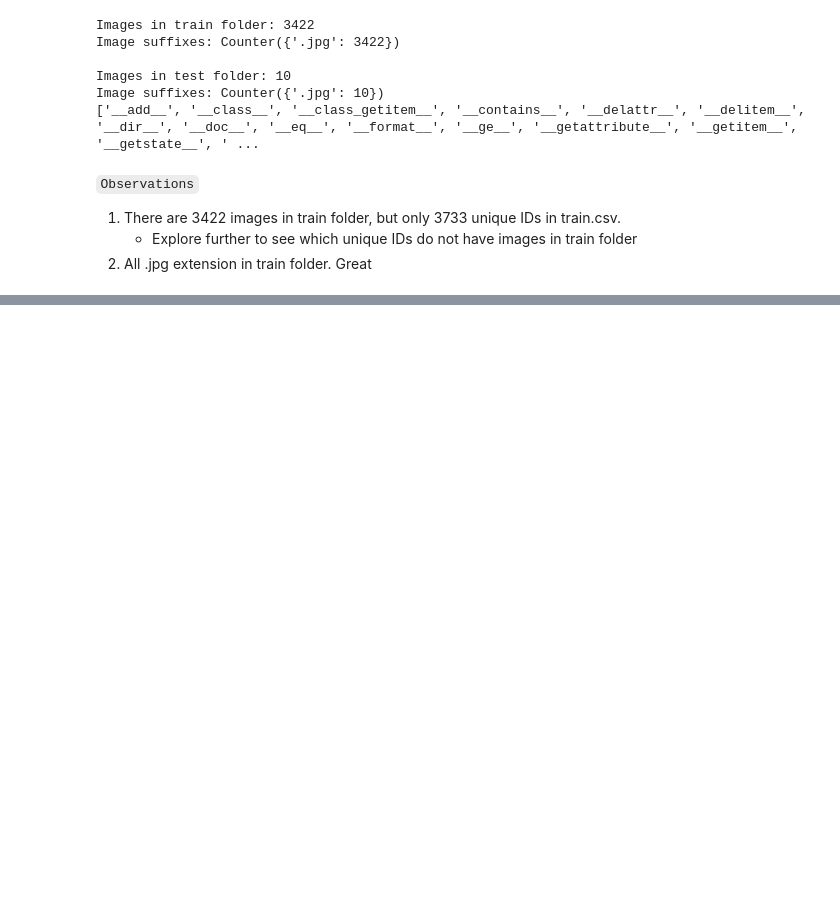
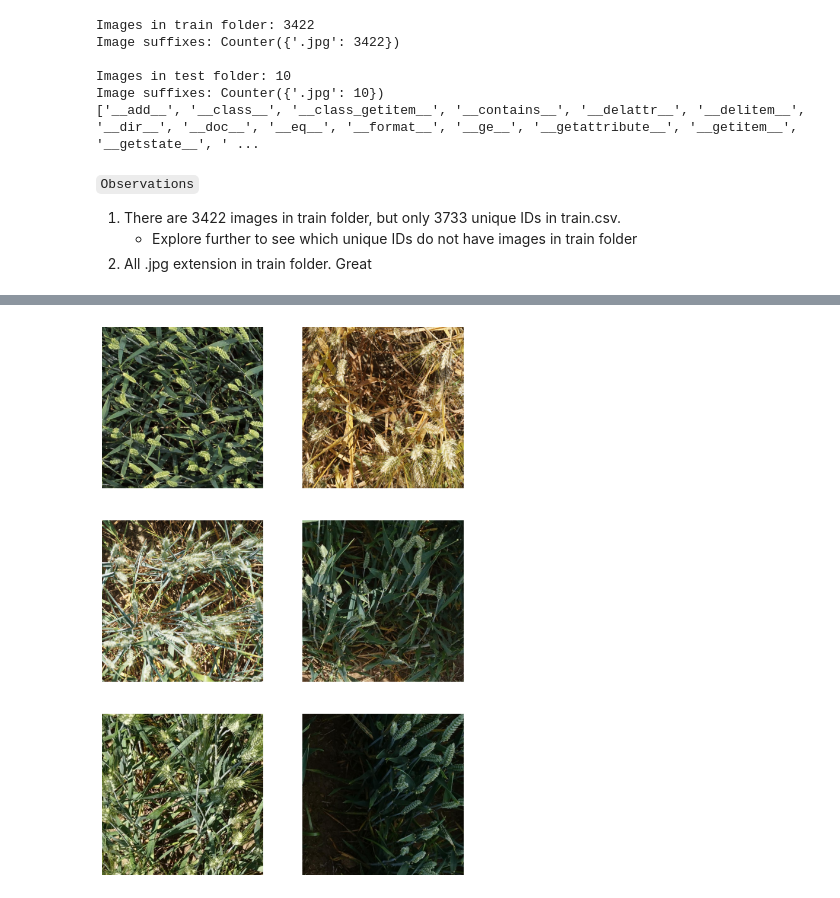
Before and after one commit to KheeErnWong/kaggle-wheat-detection, a Jupyter notebook: notebooks/eda.ipynb, the cells around one changed output, grey strips where cells are left out. Cells and saved outputs as stored; diff of their text form; code cells hidden in the pictures; blank space fills up the shorter version.

```diff
--- a/notebooks/eda.ipynb
+++ b/notebooks/eda.ipynb
@@ -118,0 +174,19 @@ print(f"No. of unique image_ids: {len(set(train_csv_id))}")
+# %%
+# Visual check on random train images
+num_samples = 6
+random_idx = random.sample(range(train_csv_id.shape[0]), num_samples)
+
+# Get list of file path for me to iterate an open
+img_paths = [f"{train_dir}/{train_csv_id[idx]}.jpg" for idx in random_idx]
+
+# Visualize random images
+fig, axes = plt.subplots(3, 2, figsize=(8, 12))
+
+for ax, image_path in zip(axes.flat, img_paths):
+    img = Image.open(image_path)
+    ax.imshow(img)
+    ax.axis("off")
+
+plt.show()
+# %% [output]
+[figure, added]
```
Also changed, not shown: parts of 11 cells of this notebook.
